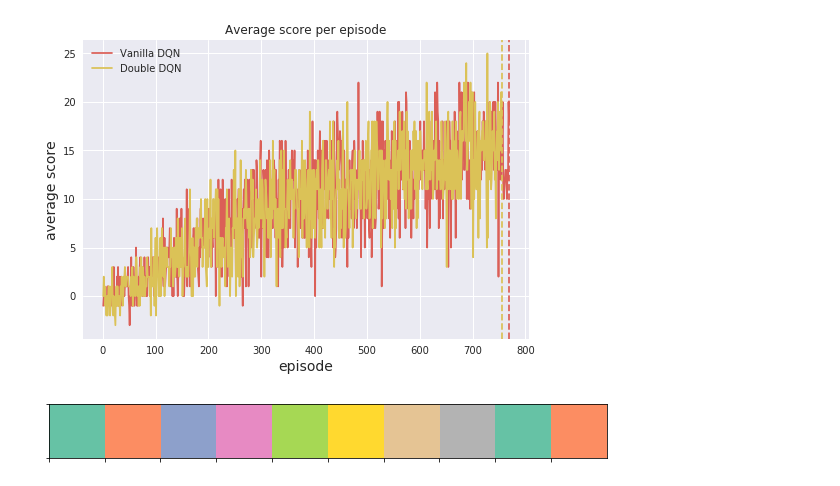
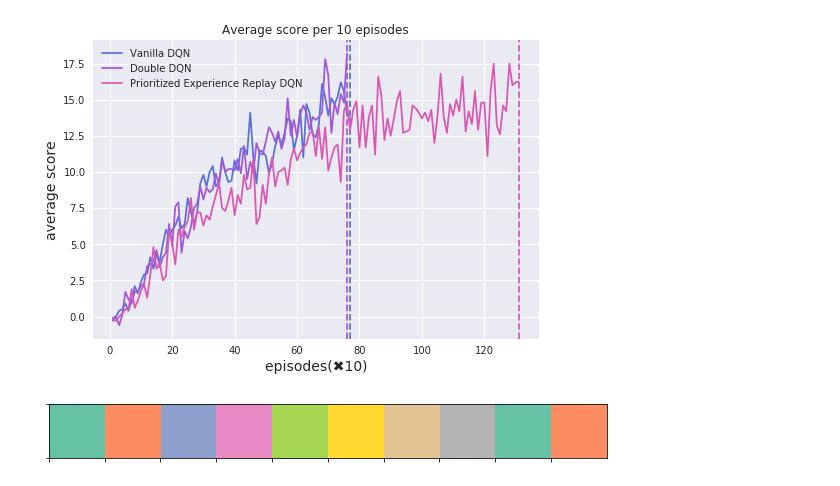
Before and after one commit to BaldwinHe/PortfolioOfBai, a Jupyter notebook: Reinforcement Learning/Navigation/results/plot.ipynb, the cells around one changed output. Saved outputs shown, nothing was run; the diff lists cells and outputs as text; code cells hidden in the pictures.

Commit message:
add Prioritized Experience Replay method

```diff
--- a/Reinforcement Learning/Navigation/results/plot.ipynb
+++ b/Reinforcement Learning/Navigation/results/plot.ipynb
@@ -8,25 +9,32 @@ palette = cycle(sns.color_palette("hls", 8))
 # %%
 def get_x(y):
     return [i+1 for i in range(len(y))]
 
+def process(data, n=10):
+    return [sum(x) / len(x) for x in chunked(data, n)]
 def draw_plot(y, label):
     color = next(palette)
     plt.plot(get_x(y),y, label=label, color=color)
     plt.axvline(x=len(get_x(y)),ls="--",color=color)
 # plt.rcParams['savefig.dpi'] = 300 #图片像素
 # plt.rcParams['figure.dpi'] = 300 #分辨率
-plt.rcParams['figure.figsize'] = (8.0, 4.0)
+plt.rcParams['figure.figsize'] = (10.0, 5.0)
 dqn = np.load('../checkpoints/Vanilla DQN/scores.npy')
 double_dqn = np.load('../checkpoints/Double DQN/scores.npy')
+pri_dqn = np.load('../checkpoints/Prioritized Experience Replay DQN/scores.npy')
+dqn = process(dqn)
+double_dqn = process(double_dqn)
+pri_dqn = process(pri_dqn)
 with plt.style.context('seaborn'):
     draw_plot(dqn, 'Vanilla DQN')
     draw_plot(double_dqn, 'Double DQN')
-    plt.title('Average score per episode')
-    plt.xlabel('episode', fontsize=14)
+    draw_plot(pri_dqn, 'Prioritized Experience Replay DQN')
+    plt.title('Average score per 10 episodes')
+    plt.xlabel('episodes(✖️10)', fontsize=14)
     plt.ylabel('average score', fontsize=14)
     plt.legend()
 # %% [output]
-[figure, old version]
+[figure, new version]
 # %%
 sns.palplot(sns.color_palette("Set2", 10))
 # %% [output]
```
Also changed, not shown: parts of 2 cells of this notebook, 9 other files.
